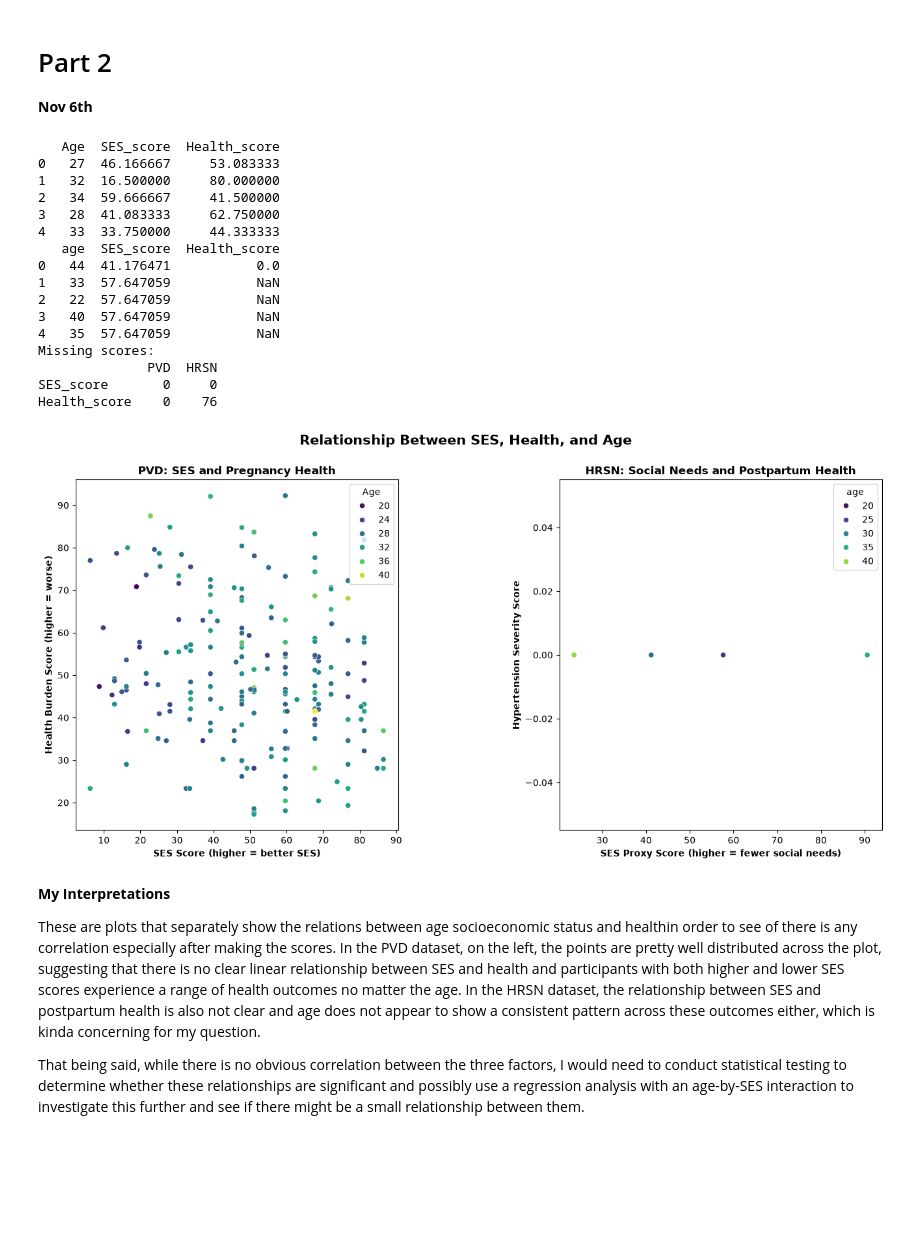
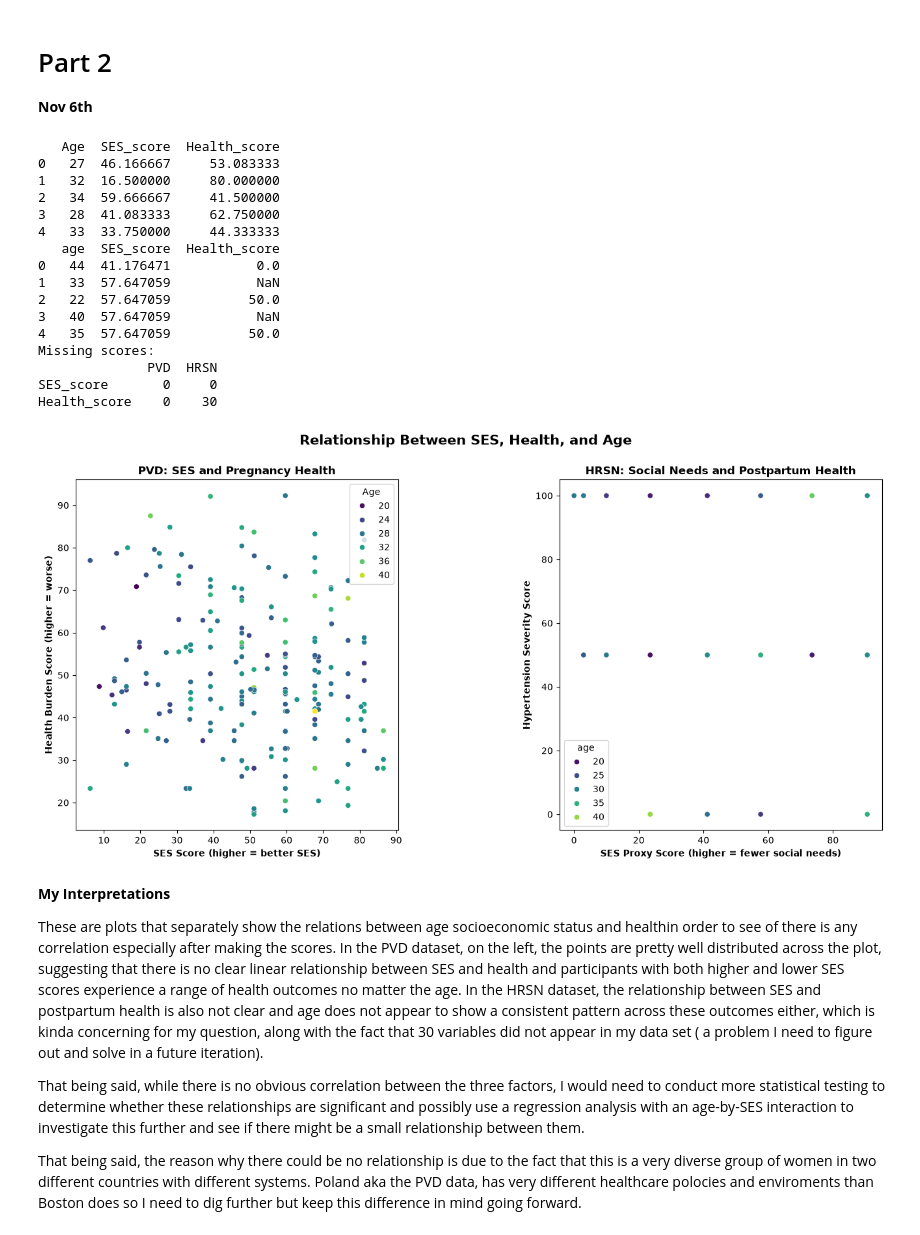
Before and after one commit to vgemoetsjohnson-sketch/FDS2-F26-FinalProject-Group2, a Jupyter notebook: q3_victoriagemoetsjohnson.ipynb, the cells around one changed output. Cells and saved outputs as stored; diff of their text form; code cells hidden in the pictures; blank space fills up the shorter version.

```diff
--- a/q3_victoriagemoetsjohnson.ipynb
+++ b/q3_victoriagemoetsjohnson.ipynb
@@ -217,18 +217,17 @@ hrsn_analysis = hrsn.copy()
 pvd_analysis[ses_vars + health_vars] = pvd_analysis[ses_vars + health_vars].apply(pd.to_numeric, errors='coerce')
 
 def rank_score(df, cols):
-    "Mean percentile rank (0-100) across cols; needs at least 2 non-missing values."
     ranks = df[cols].rank(pct=True) * 100
     return ranks.mean(axis=1).where(ranks.notna().sum(axis=1) >= 2)
 
-# PVD: higher SES score = better SES and the higher health score = greater health burden
+# PVD: so for higher SES score = better SES and the higher health score = greater health burden
 pvd_analysis['SES_score'] = rank_score(pvd_analysis, ses_vars)
 pvd_analysis['Health_score'] = rank_score(pvd_analysis, health_vars)
 
-# HRSN
-needs = pd.to_numeric(hrsn_analysis['count_total_need_plus_tp2'], errors='coerce')
-hrsn_analysis['SES_score'] = (1 - needs.rank(pct=True)) * 100
-hrsn_analysis['Health_score'] = hrsn_analysis['htn'].map({'No': 0, '1': 50, '2': 100})
+# HRSN: same scoring
+needs = pd.to_numeric( hrsn_analysis['count_total_need_plus_tp2'], errors='coerce')
+hrsn_analysis['SES_score'] = ((1 - needs.rank(pct=True)) * 100)
+hrsn_analysis['Health_score'] = hrsn_analysis['htn'].map({'No': 0, 'Stage 1': 50, 'Stage 2+': 100})
 
 print(pvd_analysis[['Age', 'SES_score', 'Health_score']].head())
 print(hrsn_analysis[['age', 'SES_score', 'Health_score']].head())
@@ -237,7 +236,7 @@ print("Missing scores:")
 print(pvd_analysis[['SES_score', 'Health_score']].isna().sum().to_frame('PVD').join(
       hrsn_analysis[['SES_score', 'Health_score']].isna().sum().to_frame('HRSN')))
 
-#76 health missing is lowkey and issue - look into more?
+#30 health missing is lowkey and issue - look into more?
 # %% [output]
    Age  SES_score  Health_score
 0   27  46.166667     53.083333
@@ -248,53 +247,43 @@ print(pvd_analysis[['SES_score', 'Health_score']].isna().sum().to_frame('PVD').j
    age  SES_score  Health_score
 0   44  41.176471           0.0
 1   33  57.647059           NaN
-2   22  57.647059           NaN
+2   22  57.647059          50.0
 3   40  57.647059           NaN
-4   35  57.647059           NaN
+4   35  57.647059          50.0
 Missing scores:
               PVD  HRSN
 SES_score       0     0
-Health_score    0    76
+Health_score    0    30
 # %%
-#real figure that helps answer part of research question
+#figure that helps answer part of research question
 
 fig, axes = plt.subplots(1, 2, figsize=(16, 7), gridspec_kw={'wspace': 0.50})
 
-sns.scatterplot(
-    data=pvd_analysis,
-    x='SES_score',
-    y='Health_score',
-    hue='Age',
-    palette='viridis',
-    ax=axes[0])
+sns.scatterplot(data=pvd_analysis, x='SES_score', y='Health_score', hue='Age', palette='viridis', ax=axes[0])
 
 axes[0].set_title('PVD: SES and Pregnancy Health', fontweight='bold')
 axes[0].set_xlabel('SES Score (higher = better SES)', fontweight='bold')
 axes[0].set_ylabel('Health Burden Score (higher = worse)', fontweight='bold')
 
-sns.scatterplot(
-    data=hrsn_analysis,
-    x='SES_score',
-    y='Health_score',
-    hue='age',
-    palette='viridis',
-    ax=axes[1])
+sns.scatterplot(data=hrsn_analysis, x='SES_score', y='Health_score', hue='age', palette='viridis',ax=axes[1])
 
 axes[1].set_title('HRSN: Social Needs and Postpartum Health', fontweight='bold')
 axes[1].set_xlabel('SES Proxy Score (higher = fewer social needs)', fontweight='bold')
 axes[1].set_ylabel('Hypertension Severity Score', fontweight='bold')
 
 fig.suptitle(
     'Relationship Between SES, Health, and Age',
     fontsize=15,
     fontweight='bold')
 
 plt.show()
 # %% [output]
-[figure, old version]
+[figure, new version]
 # %% [markdown]
 **My Interpretations**
 
-These are plots that separately show the relations between age socioeconomic status and healthin order to see of there is any correlation especially after making the scores. In the PVD dataset, on the left, the points are pretty well distributed across the plot, suggesting that there is no clear linear relationship between SES and health and participants with both higher and lower SES scores experience a range of health outcomes no matter the age. In the HRSN dataset, the relationship between SES and postpartum health is also not clear and age does not appear to show a consistent pattern across these outcomes either, which is kinda concerning for my question.
+These are plots that separately show the relations between age socioeconomic status and healthin order to see of there is any correlation especially after making the scores. In the PVD dataset, on the left, the points are pretty well distributed across the plot, suggesting that there is no clear linear relationship between SES and health and participants with both higher and lower SES scores experience a range of health outcomes no matter the age. In the HRSN dataset, the relationship between SES and postpartum health is also not clear and age does not appear to show a consistent pattern across these outcomes either, which is kinda concerning for my question, along with the fact that 30 variables did not appear in my data set ( a problem I need to figure out and solve in a future iteration).
 
-That being said, while there is no obvious correlation between the three factors, I would need to conduct statistical testing to determine whether these relationships are significant and possibly use a regression analysis with an age-by-SES interaction to investigate this further and see if there might be a small relationship between them.
+That being said, while there is no obvious correlation between the three factors, I would need to conduct more statistical testing to determine whether these relationships are significant and possibly use a regression analysis with an age-by-SES interaction to investigate this further and see if there might be a small relationship between them.
+
+That being said, the reason why there could be no relationship is due to the fact that this is a very diverse group of women in two different countries with different systems. Poland aka the PVD data, has very different healthcare polocies and enviroments than Boston does so I need to dig further but keep this difference in mind going forward.
```
